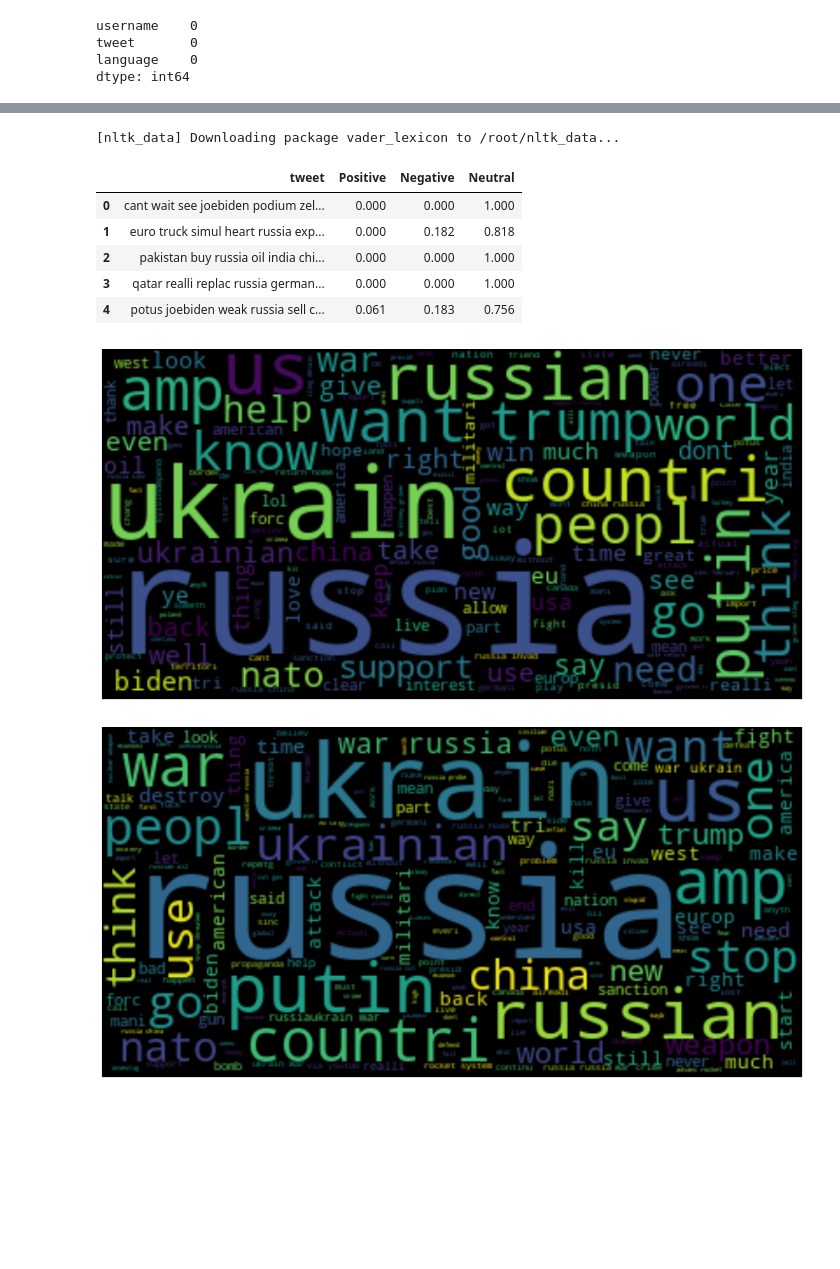
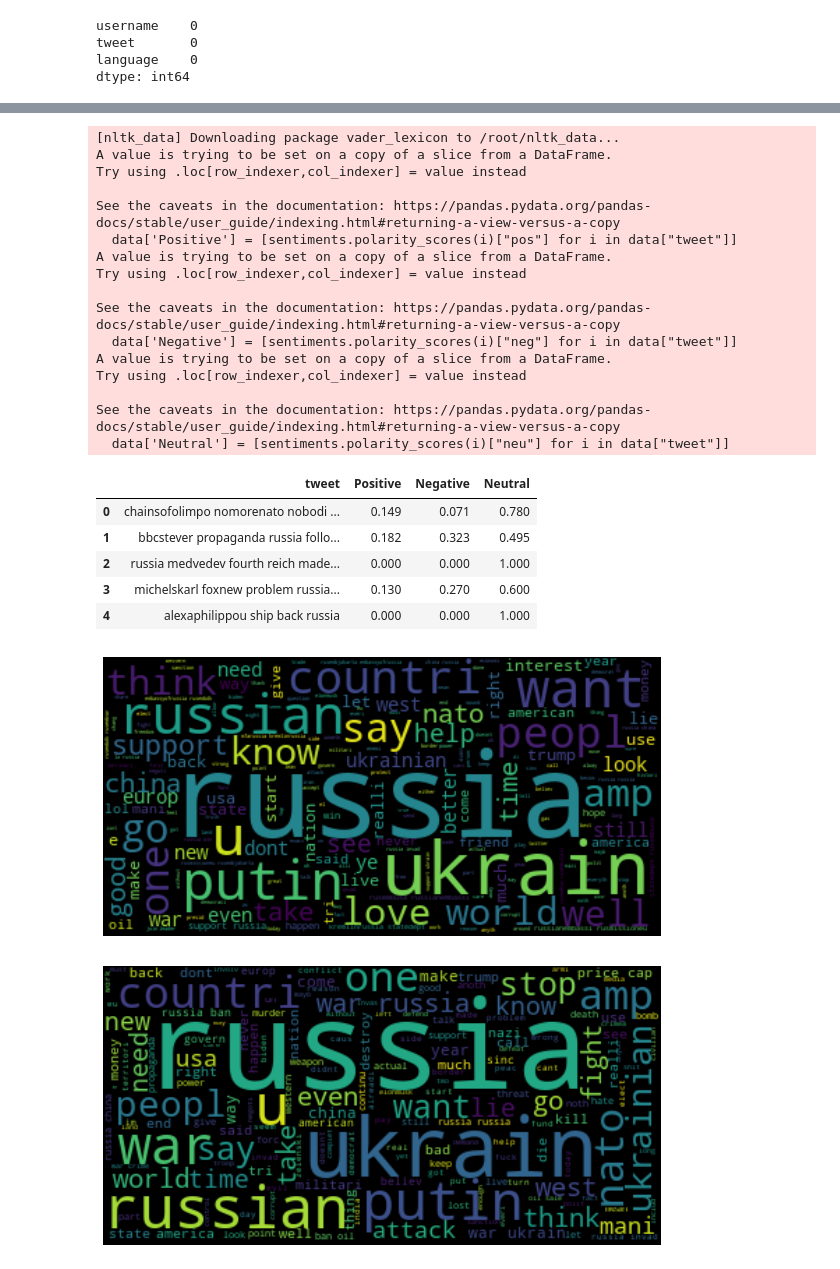
Before and after one commit to danielrodriguez007/Data_Analysis, a Jupyter notebook: Ukraine_Russia_War.ipynb, the cells around one changed output, grey strips where cells are left out. Drawn from its saved outputs; the diff is of its cells as text; code cells hidden in the pictures; blank space fills up the shorter version.

Commit message:
Ukraine Russia War Twitter Sentiment Analysis using Python

```diff
--- a/Ukraine_Russia_War.ipynb
+++ b/Ukraine_Russia_War.ipynb
@@ -16,7 +17,7 @@ import re
 from nltk.corpus import stopwords
 import string
 # %%
-data = pd.read_csv('/content/drive/MyDrive/Colab Notebooks/filename.csv')
+data = pd.read_csv('/content/drive/MyDrive/Colab Notebooks/Russia_Ukraine.csv')
 data.head()
 # %% [output]
 |  | id | conversation_id | created_at | date | time | timezone | user_id | username | name | place | ... |
@@ -101,36 +131,51 @@ plt.show()
 # %%
 nltk.download('vader_lexicon')
 sentiments = SentimentIntensityAnalyzer()
-data['Positive'] = [sentiments.polarity_scores(i)['pos'] for i in data['tweet']]
-data['Negative'] = [sentiments.polarity_scores(i)['neg'] for i in data['tweet']]
-data['Neutral'] = [sentiments.polarity_scores(i)['neu'] for i in data['tweet']]
-data = data[['tweet', 'Positive','Negative','Neutral']]
+data['Positive'] = [sentiments.polarity_scores(i)["pos"] for i in data["tweet"]]
+data['Negative'] = [sentiments.polarity_scores(i)["neg"] for i in data["tweet"]]
+data['Neutral'] = [sentiments.polarity_scores(i)["neu"] for i in data["tweet"]]
+data = data[["tweet","Positive","Negative", "Neutral"]]
 data.head()
 # %% [output]
 [nltk_data] Downloading package vader_lexicon to /root/nltk_data...
+A value is trying to be set on a copy of a slice from a DataFrame.
+Try using .loc[row_indexer,col_indexer] = value instead
+
+See the caveats in the documentation: https://pandas.pydata.org/pandas-docs/stable/user_guide/indexing.html#returning-a-view-versus-a-copy
+  data['Positive'] = [sentiments.polarity_scores(i)["pos"] for i in data["tweet"]]
+A value is trying to be set on a copy of a slice from a DataFrame.
+Try using .loc[row_indexer,col_indexer] = value instead
+
+See the caveats in the documentation: https://pandas.pydata.org/pandas-docs/stable/user_guide/indexing.html#returning-a-view-versus-a-copy
+  data['Negative'] = [sentiments.polarity_scores(i)["neg"] for i in data["tweet"]]
+A value is trying to be set on a copy of a slice from a DataFrame.
+Try using .loc[row_indexer,col_indexer] = value instead
+
+See the caveats in the documentation: https://pandas.pydata.org/pandas-docs/stable/user_guide/indexing.html#returning-a-view-versus-a-copy
+  data['Neutral'] = [sentiments.polarity_scores(i)["neu"] for i in data["tweet"]]
 |  | tweet | Positive | Negative | Neutral |
-| 0 | cant wait see joebiden podium zel... | 0.000 | 0.000 | 1.000 |
-| 1 | euro truck simul heart russia exp... | 0.000 | 0.182 | 0.818 |
-| 2 | pakistan buy russia oil india chi... | 0.000 | 0.000 | 1.000 |
-| 3 | qatar realli replac russia german... | 0.000 | 0.000 | 1.000 |
-| 4 | potus joebiden weak russia sell c... | 0.061 | 0.183 | 0.756 |
+| 0 | chainsofolimpo nomorenato nobodi ... | 0.149 | 0.071 | 0.780 |
+| 1 | bbcstever propaganda russia follo... | 0.182 | 0.323 | 0.495 |
+| 2 | russia medvedev fourth reich made... | 0.000 | 0.000 | 1.000 |
+| 3 | michelskarl foxnew problem russia... | 0.130 | 0.270 | 0.600 |
+| 4 | alexaphilippou ship back russia | 0.000 | 0.000 | 1.000 |
 # %%
-positive = ' '.join([i for i in data['tweet'][data['Positive'] > data['Negative']]])
+positive =' '.join([i for i in data['tweet'][data['Positive'] > data["Negative"]]])
 stopwords = set(STOPWORDS)
 wordcloud = WordCloud(stopwords=stopwords, background_color="black").generate(positive)
-plt.figure(figsize=(15,10))
+plt.figure( figsize=(10,10))
 plt.imshow(wordcloud, interpolation='bilinear')
 plt.axis("off")
 plt.show()
 # %% [output]
-[figure, old version]
+[figure, new version]
 # %%
-negative = ' '.join([i for i in data['tweet'][data['Negative'] > data['Positive']]])
+negative =' '.join([i for i in data['tweet'][data['Negative'] > data["Positive"]]])
 stopwords = set(STOPWORDS)
 wordcloud = WordCloud(stopwords=stopwords, background_color="black").generate(negative)
-plt.figure(figsize=(15,10))
+plt.figure( figsize=(10,10))
 plt.imshow(wordcloud, interpolation='bilinear')
 plt.axis("off")
 plt.show()
 # %% [output]
-[figure, old version]
+[figure, new version]
```
Also changed, not shown: parts of 8 cells of this notebook.
